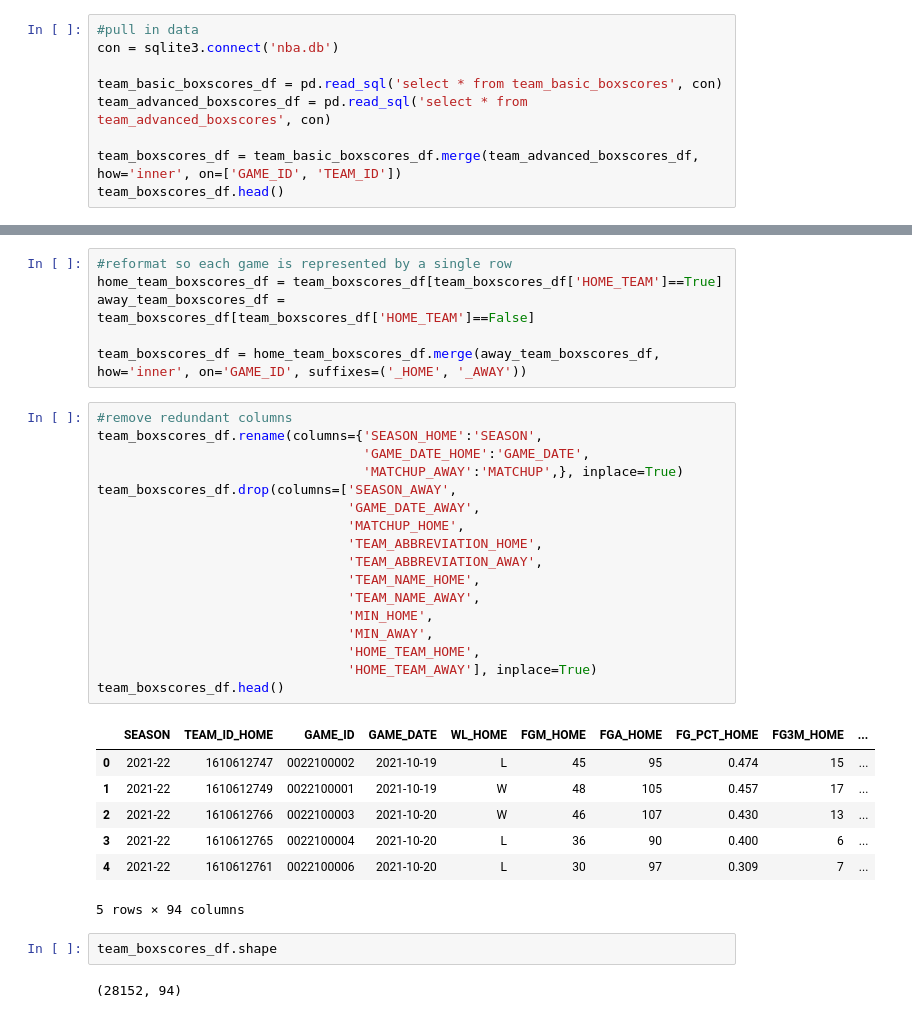
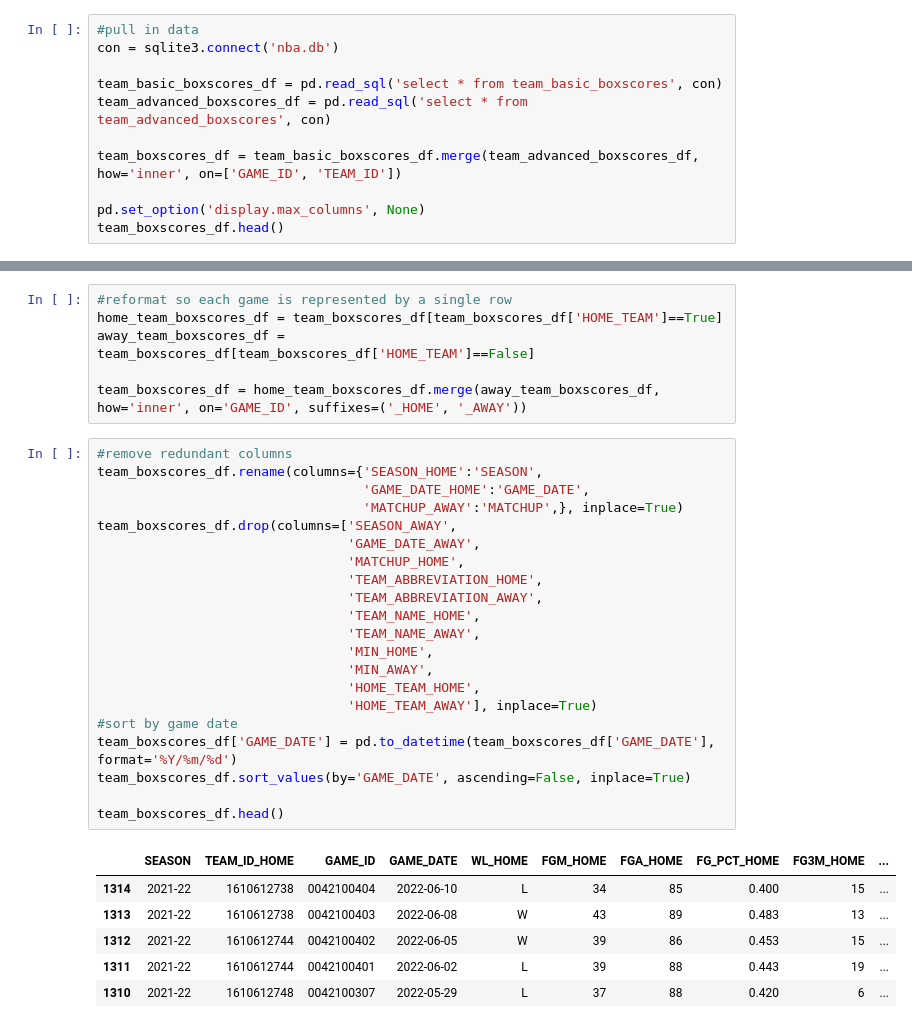
Before and after one commit to jnshzk/nba_beating_the_spread, a Jupyter notebook: data_cleaning_exploration.ipynb, the cells around one changed output, grey strips where cells are left out. Saved outputs shown, nothing was run; the diff lists cells and outputs as text.

```diff
--- a/data_cleaning_exploration.ipynb
+++ b/data_cleaning_exploration.ipynb
@@ -12,6 +13,8 @@ team_basic_boxscores_df = pd.read_sql('select * from team_basic_boxscores', con)
 team_advanced_boxscores_df = pd.read_sql('select * from team_advanced_boxscores', con)
 
 team_boxscores_df = team_basic_boxscores_df.merge(team_advanced_boxscores_df, how='inner', on=['GAME_ID', 'TEAM_ID'])
+
+pd.set_option('display.max_columns', None)
 team_boxscores_df.head()
 # %% [output]
 |  | SEASON | TEAM_ID | TEAM_ABBREVIATION_x | TEAM_NAME_x | GAME_ID | GAME_DATE | MATCHUP | WL | MIN_x | ... |
@@ -75,29 +77,28 @@ team_boxscores_df = home_team_boxscores_df.merge(away_team_boxscores_df, how='in
 # %%
 #remove redundant columns
 team_boxscores_df.rename(columns={'SEASON_HOME':'SEASON',
                                   'GAME_DATE_HOME':'GAME_DATE',
                                   'MATCHUP_AWAY':'MATCHUP',}, inplace=True)
 team_boxscores_df.drop(columns=['SEASON_AWAY',
                                 'GAME_DATE_AWAY',
                                 'MATCHUP_HOME',
                                 'TEAM_ABBREVIATION_HOME',
                                 'TEAM_ABBREVIATION_AWAY',
                                 'TEAM_NAME_HOME',
                                 'TEAM_NAME_AWAY',
                                 'MIN_HOME',
                                 'MIN_AWAY',
                                 'HOME_TEAM_HOME',
                                 'HOME_TEAM_AWAY'], inplace=True)
+#sort by game date
+team_boxscores_df['GAME_DATE'] = pd.to_datetime(team_boxscores_df['GAME_DATE'], format='%Y/%m/%d')
+team_boxscores_df.sort_values(by='GAME_DATE', ascending=False, inplace=True)
+
 team_boxscores_df.head()
 # %% [output]
 |  | SEASON | TEAM_ID_HOME | GAME_ID | GAME_DATE | WL_HOME | FGM_HOME | FGA_HOME | FG_PCT_HOME | FG3M_HOME | ... |
-| 0 | 2021-22 | 1610612747 | 0022100002 | 2021-10-19 | L | 45 | 95 | 0.474 | 15 | ... |
-| 1 | 2021-22 | 1610612749 | 0022100001 | 2021-10-19 | W | 48 | 105 | 0.457 | 17 | ... |
-| 2 | 2021-22 | 1610612766 | 0022100003 | 2021-10-20 | W | 46 | 107 | 0.430 | 13 | ... |
-| 3 | 2021-22 | 1610612765 | 0022100004 | 2021-10-20 | L | 36 | 90 | 0.400 | 6 | ... |
-| 4 | 2021-22 | 1610612761 | 0022100006 | 2021-10-20 | L | 30 | 97 | 0.309 | 7 | ... |
+| 1314 | 2021-22 | 1610612738 | 0042100404 | 2022-06-10 | L | 34 | 85 | 0.400 | 15 | ... |
+| 1313 | 2021-22 | 1610612738 | 0042100403 | 2022-06-08 | W | 43 | 89 | 0.483 | 13 | ... |
+| 1312 | 2021-22 | 1610612744 | 0042100402 | 2022-06-05 | W | 39 | 86 | 0.453 | 15 | ... |
+| 1311 | 2021-22 | 1610612744 | 0042100401 | 2022-06-02 | L | 39 | 88 | 0.443 | 19 | ... |
+| 1310 | 2021-22 | 1610612748 | 0042100307 | 2022-05-29 | L | 37 | 88 | 0.420 | 6 | ... |
-5 rows × 94 columns
-# %%
-team_boxscores_df.shape
-# %% [output]
-(28152, 94)
```
Also changed, not shown: parts of 8 cells of this notebook.
